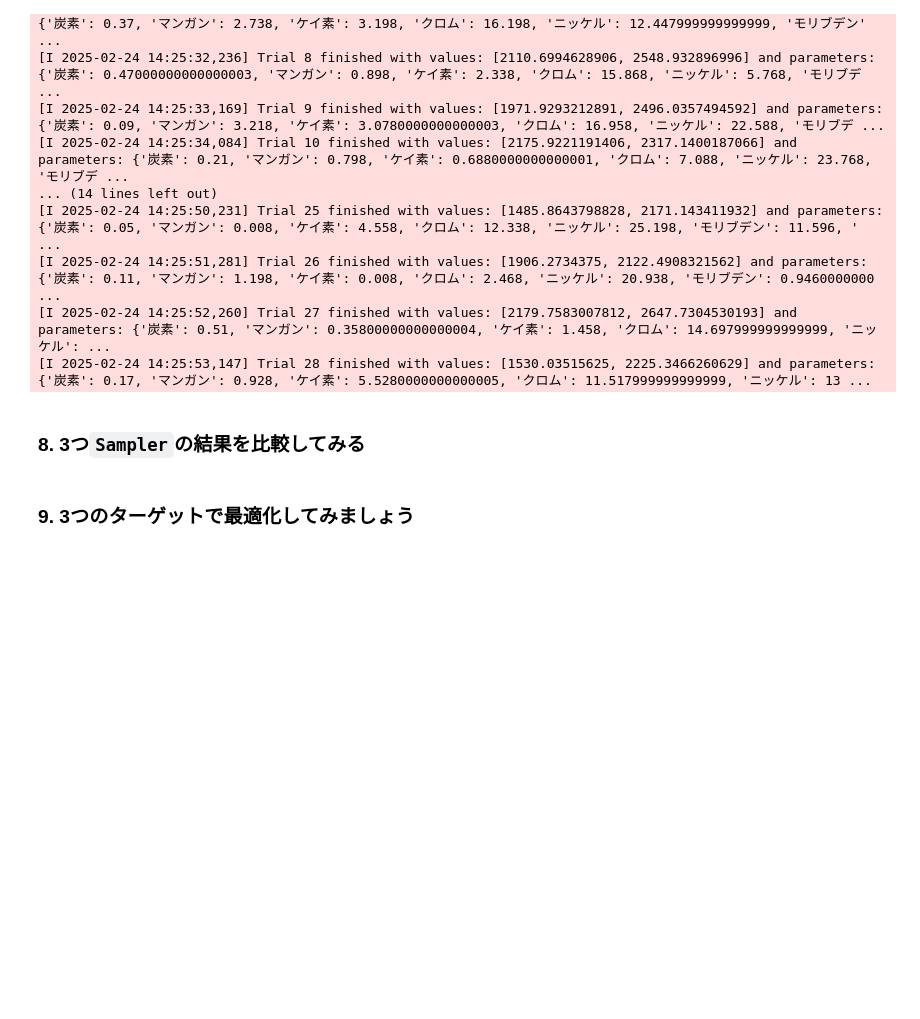
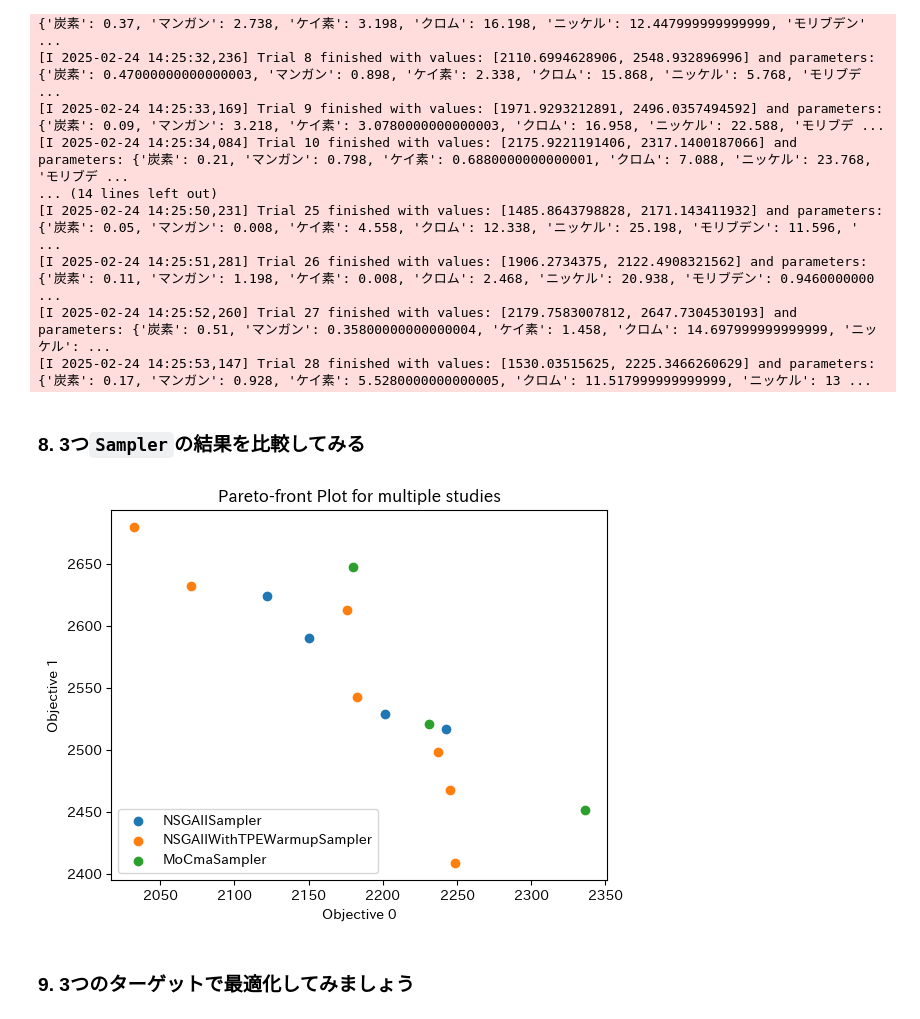
Before and after one commit to ironerumi/opt-workshop, a Jupyter notebook: notebooks/04_optimization_multi_objective_サンプル.ipynb, the cells around one changed output. Saved outputs shown, nothing was run; the diff lists cells and outputs as text; code cells hidden in the pictures; blank space fills up the shorter version.

```diff
--- a/notebooks/04_optimization_multi_objective_サンプル.ipynb
+++ b/notebooks/04_optimization_multi_objective_サンプル.ipynb
@@ -256,3 +252,63 @@ optunahub.load_module("visualization/plot_pareto_front_multi").plot_pareto_front
+# %%
+from collections.abc import Sequence
+from optuna.study import Study
+from optuna.visualization._pareto_front import _get_pareto_front_info
+
+# optunahub.load_module("visualization/plot_pareto_front_multi").plot_pareto_front(
+#     [study1, study2, study3]
+# ).show()
+
+
+def plot_pareto_front_matplotlib(studies: Sequence[Study]) -> None:
+    """Plot pareto front for each study using Matplotlib.
+
+    Args:
+        studies:
+            A list of study object whose trials are plotted for their pareto fronts.
+            The number of objectives must be 2 for all trials and must be the same on all trials.
+    """
+
+    if not all(study._is_multi_objective() for study in studies):
+        raise ValueError(
+            "All studies must be multi-objective. For single-objective optimization, "
+            "please use plot_optimization_history instead."
+        )
+
+    if not all(
+        len(studies[0].directions) == len(study.directions) for study in studies
+    ):
+        raise ValueError("The number of objectives must be the same for all studies.")
+
+    if not all(len(study.directions) == 2 for study in studies):
+        raise ValueError("The number of objectives must be 2 for all studies.")
+
+    info_list = {}
+    for study in studies:
+        info = _get_pareto_front_info(study, include_dominated_trials=False)
+        info_list[study.study_name] = info
+
+    _get_pareto_front_plot_matplotlib(info_list)
+
+
+def _get_pareto_front_plot_matplotlib(info_dict) -> None:
+    title = "Pareto-front Plot for multiple studies"
+    fig, ax = plt.subplots()
+    ax.set_title(title)
+
+    for key, value in info_dict.items():
+        x = [values[0] for _, values in value.best_trials_with_values]
+        y = [values[1] for _, values in value.best_trials_with_values]
+        ax.scatter(x, y, label=key)
+
+    ax.set_xlabel(value.target_names[0])
+    ax.set_ylabel(value.target_names[1])
+    ax.legend()
+    plt.show()
+
+
+plot_pareto_front_matplotlib([study1, study2, study3])
+# %% [output]
+[figure, added]
 # %% [markdown]
 ### 9. 3つのターゲットで最適化してみましょう
 # %%
```
Also changed, not shown: parts of 4 cells of this notebook, 1 other file.
